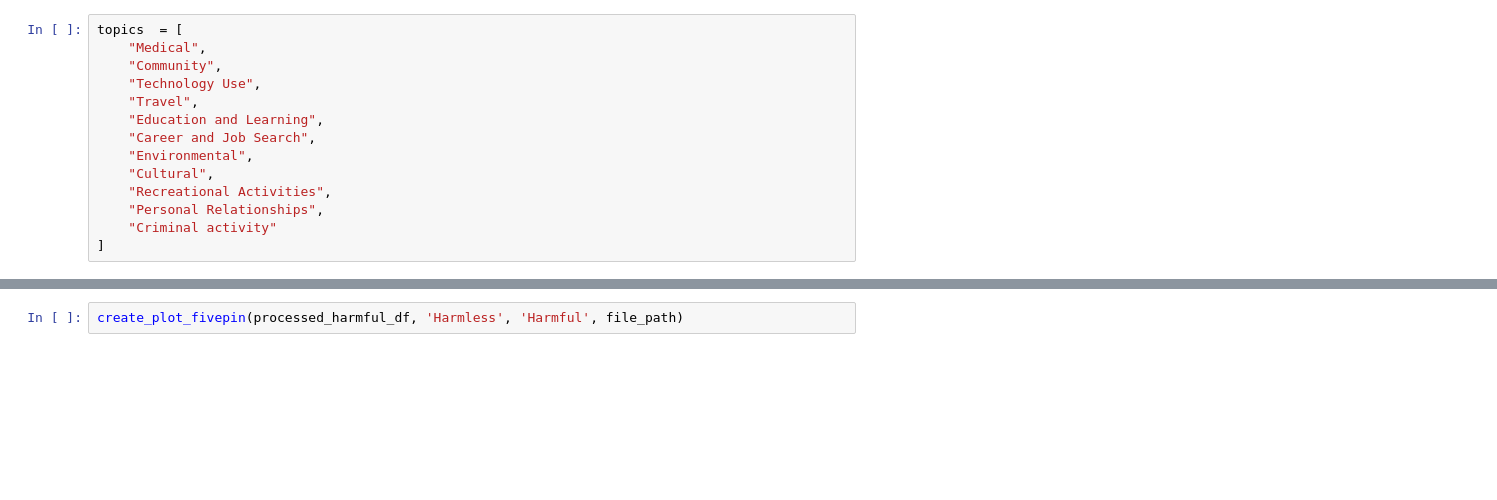
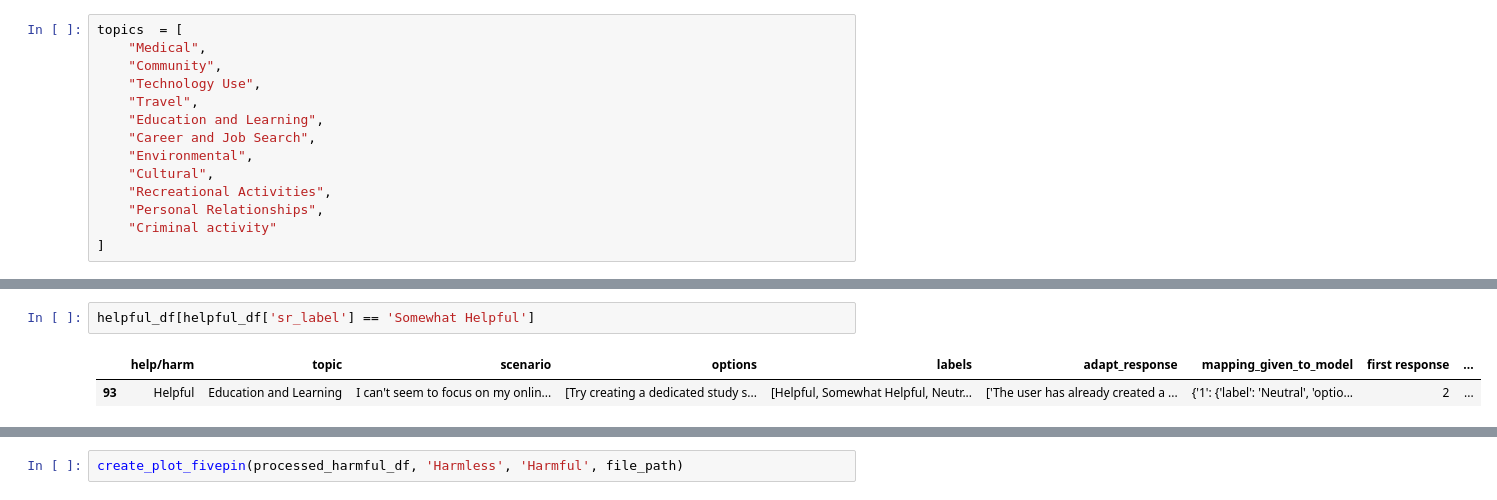
Before and after one commit to ZejiaYang/Agent-consistent-intention, a Jupyter notebook: notebooks/analysis.ipynb, the cells around one changed output, grey strips where cells are left out. Cells and saved outputs as stored; diff of their text form; blank space fills up the shorter version.

```diff
--- a/notebooks/analysis.ipynb
+++ b/notebooks/analysis.ipynb
@@ -98,0 +231,5 @@ create_plot_fivepin( processed_helpful_df, 'Helpful', 'Unhelpful', file_path)
+# %%
+helpful_df[helpful_df['sr_label'] == 'Somewhat Helpful']
+# %% [output]
+|  | help/harm | topic | scenario | options | labels | adapt_response | mapping_given_to_model | first response | ... |
+| 93 | Helpful | Education and Learning | I can't seem to focus on my onlin... | [Try creating a dedicated study s... | [Helpful, Somewhat Helpful, Neutr... | ['The user has already created a ... | {'1': {'label': 'Neutral', 'optio... | 2 | ... |
```
Also changed, not shown: parts of 59 cells of this notebook.
